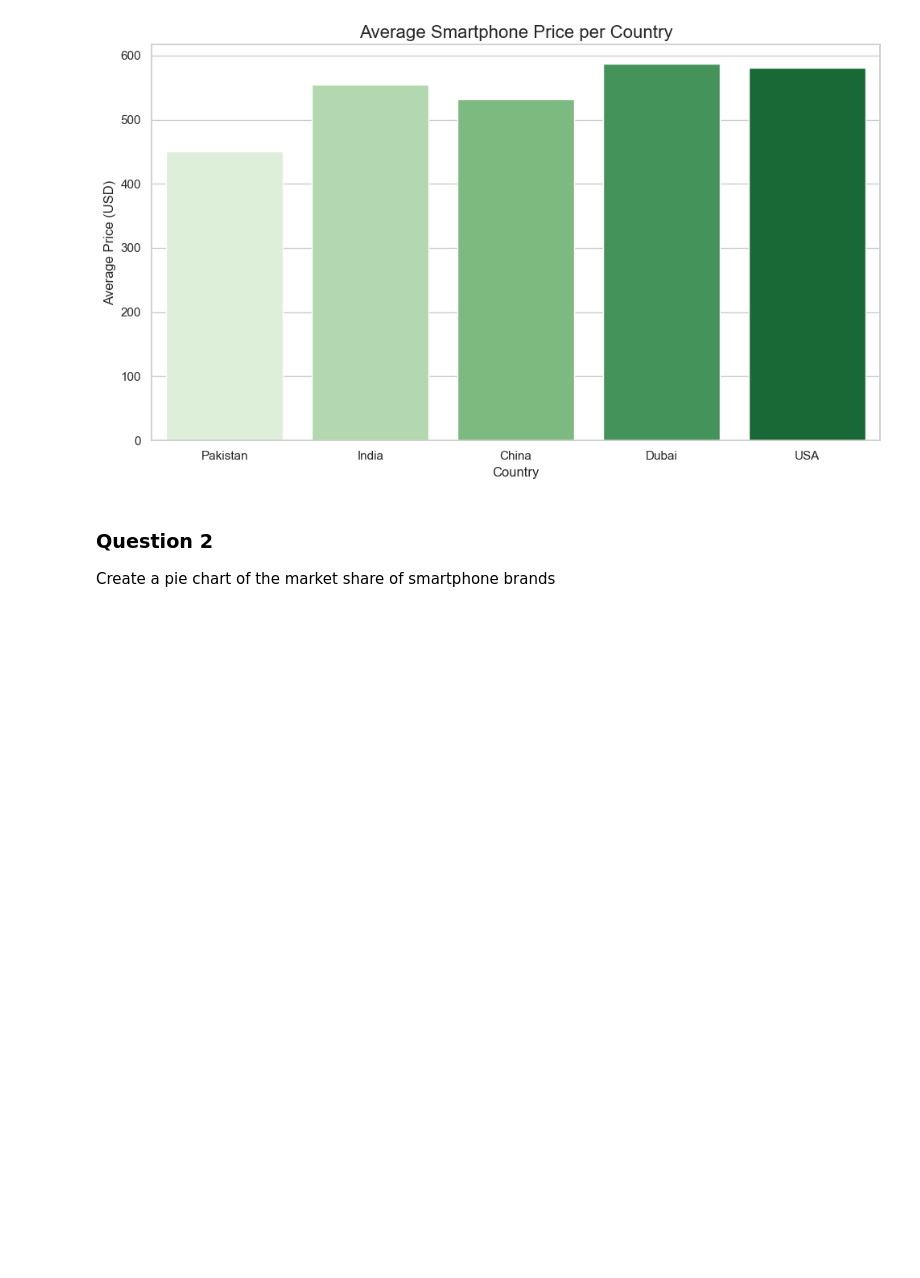
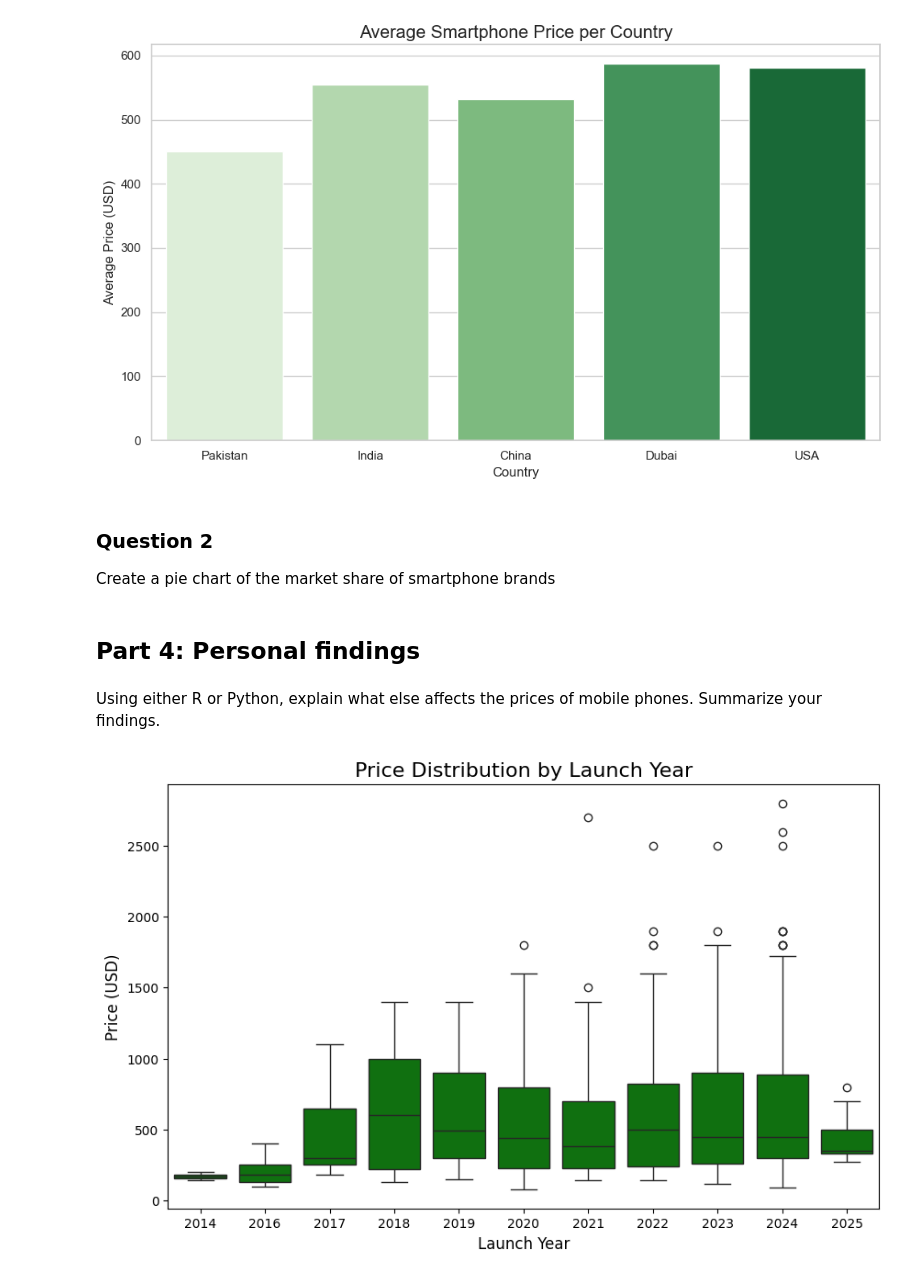
Before and after one commit to Sargis-Hovsepyan/cs343_data_visualization, a Jupyter notebook: homework03/solutions_python.ipynb, the cells around one changed output. Cells and saved outputs as stored; diff of their text form; code cells hidden in the pictures; blank space fills up the shorter version.

```diff
--- a/homework03/solutions_python.ipynb
+++ b/homework03/solutions_python.ipynb
@@ -423,3 +423,20 @@ plt.show()
 Create a pie chart of the market share of smartphone brands
 # %%
 # NEVER USE PIE CHARTS
+# %% [markdown]
+## Part 4: Personal findings
+# %% [markdown]
+Using either R or Python, explain what else affects the prices of mobile phones. Summarize your
+findings.
+# %%
+plt.figure(figsize=(10, 6))
+
+sns.boxplot(data=df, x='Launched.Year', y='Launched.Price.USA.USD', color='green')
+
+plt.title('Price Distribution by Launch Year', fontsize=16)
+plt.xlabel('Launch Year', fontsize=12)
+plt.ylabel('Price (USD)', fontsize=12)
+
+plt.show()
+# %% [output]
+[figure, added]
```
Also changed, not shown: parts of 2 cells of this notebook.
